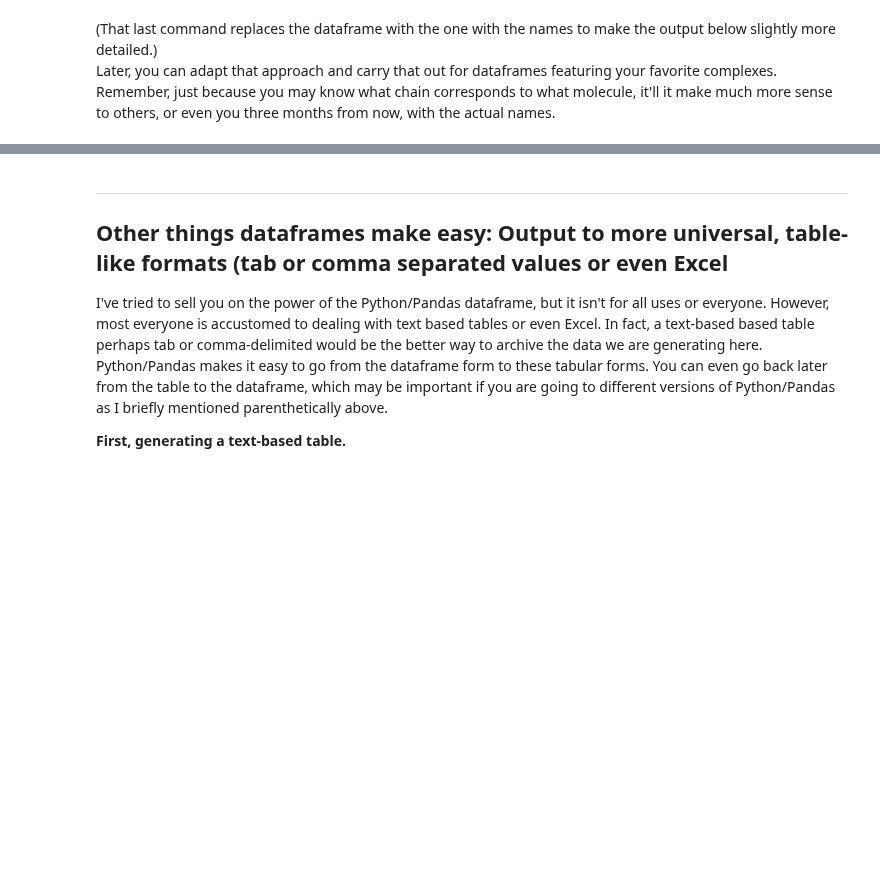
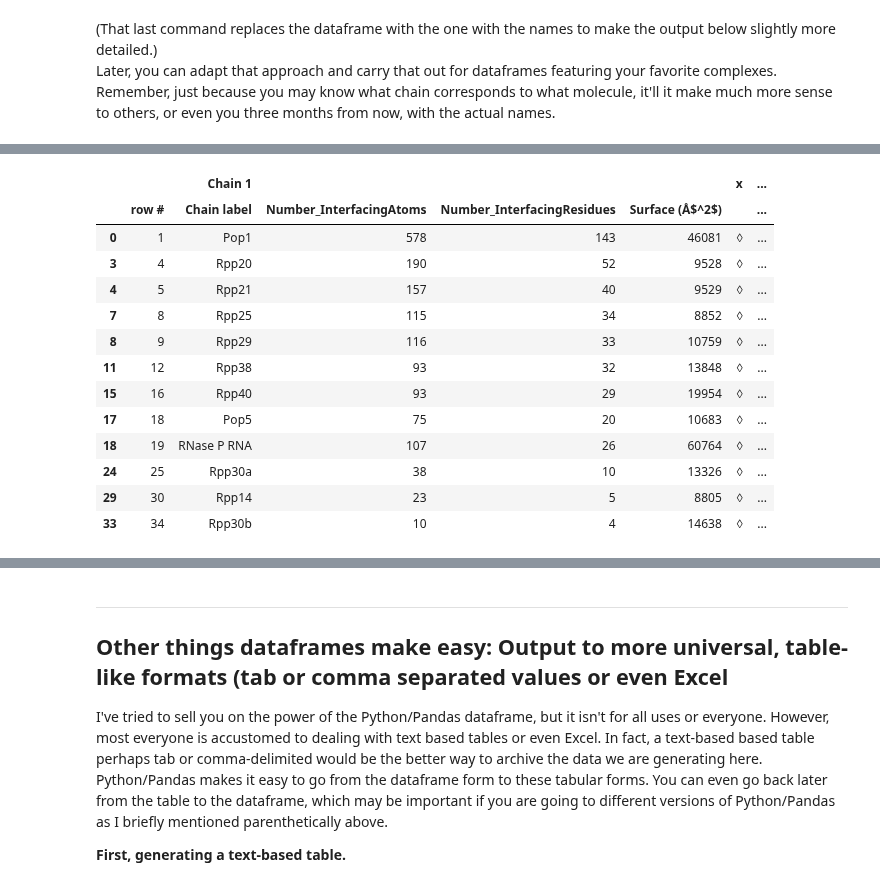
Before and after one commit to fomightez/pdbepisa-binder, a Jupyter notebook: notebooks/working_with_dataframes_and_making_clearer.ipynb, the cells around one changed output, grey strips where cells are left out. Drawn from its saved outputs; the diff is of its cells as text; code cells hidden in the pictures; blank space fills up the shorter version.

```diff
--- a/notebooks/working_with_dataframes_and_making_clearer.ipynb
+++ b/notebooks/working_with_dataframes_and_making_clearer.ipynb
@@ -367,0 +375,18 @@ Later, you can adapt that approach and carry that out for dataframes featuring y
+# %%
+#filter to just those involving the RNA, specifying full RNA name
+df[df.values == 'RNase P RNA']
+# %% [output]
+|  |  | Chain 1 |  |  |  | x | ... |
+|  | row # | Chain label | Number_InterfacingAtoms | Number_InterfacingResidues | Surface (Å$^2$) |  | ... |
+| 0 | 1 | Pop1 | 578 | 143 | 46081 | ◊ | ... |
+| 3 | 4 | Rpp20 | 190 | 52 | 9528 | ◊ | ... |
+| 4 | 5 | Rpp21 | 157 | 40 | 9529 | ◊ | ... |
+| 7 | 8 | Rpp25 | 115 | 34 | 8852 | ◊ | ... |
+| 8 | 9 | Rpp29 | 116 | 33 | 10759 | ◊ | ... |
+| 11 | 12 | Rpp38 | 93 | 32 | 13848 | ◊ | ... |
+| 15 | 16 | Rpp40 | 93 | 29 | 19954 | ◊ | ... |
+| 17 | 18 | Pop5 | 75 | 20 | 10683 | ◊ | ... |
+| 18 | 19 | RNase P RNA | 107 | 26 | 60764 | ◊ | ... |
+| 24 | 25 | Rpp30a | 38 | 10 | 13326 | ◊ | ... |
+| 29 | 30 | Rpp14 | 23 | 5 | 8805 | ◊ | ... |
+| 33 | 34 | Rpp30b | 10 | 4 | 14638 | ◊ | ... |
```
Also changed, not shown: parts of 7 cells of this notebook.
